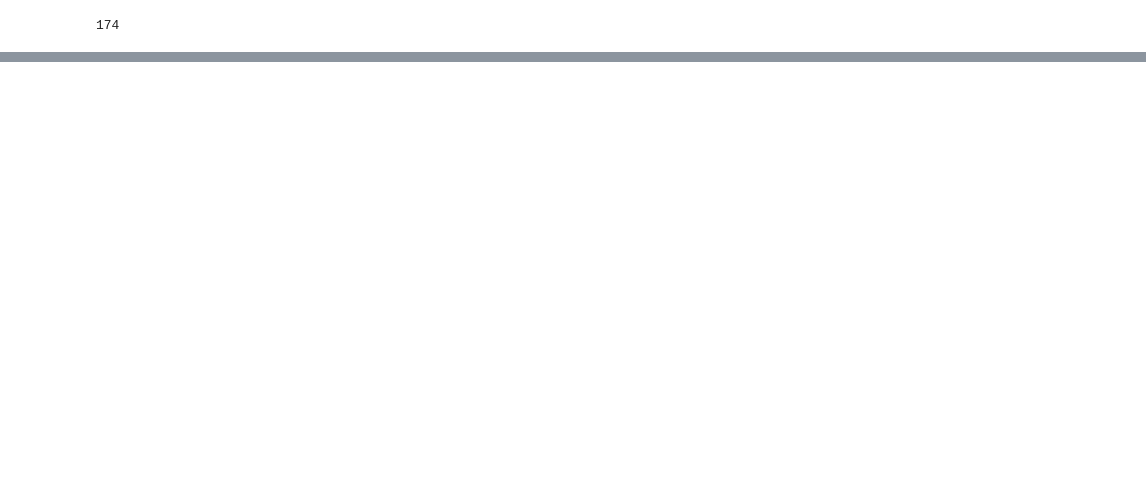
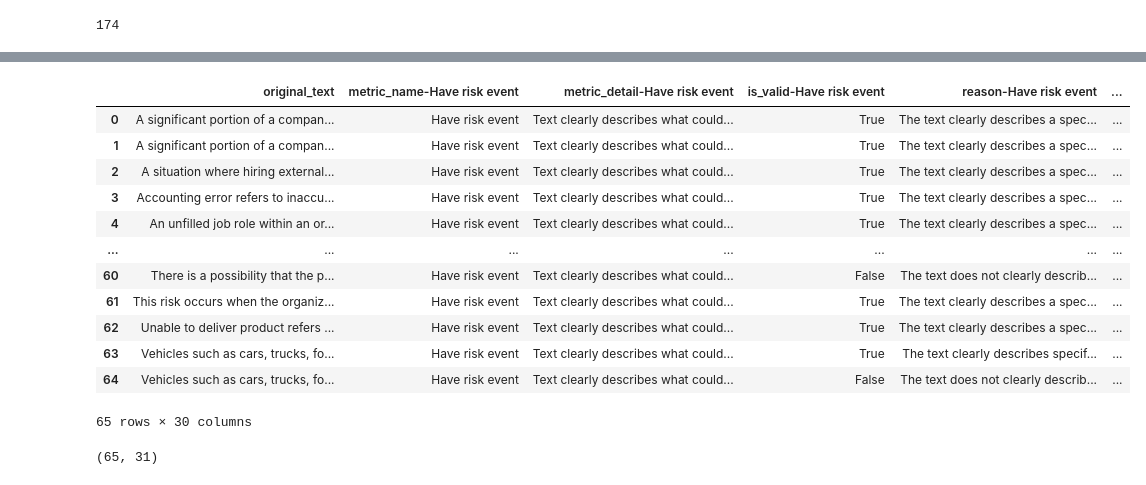
Before and after one commit to Fayord/cro_rmi_improvement_feature, a Jupyter notebook: src/cro_rmi_improvement_feature/rmi_risk_validate_feedback/notebook.ipynb, the cells around one changed output, grey strips where cells are left out. Drawn from its saved outputs; the diff is of its cells as text; code cells hidden in the pictures; blank space fills up the shorter version.

```diff
--- a/src/cro_rmi_improvement_feature/rmi_risk_validate_feedback/notebook.ipynb
+++ b/src/cro_rmi_improvement_feature/rmi_risk_validate_feedback/notebook.ipynb
@@ -237,0 +781,5 @@ Excel file created: risk_feedback_review_20250402_175020.xlsx
+# %%
+all_feedback_df
+# change original text to original_text
+all_feedback_df.rename(columns={"text": "original_text"}, inplace=True)
+all_feedback_df
@@ -237,0 +855,5 @@ Excel file created: risk_feedback_review_20250402_175020.xlsx
+# %%
+all_feedback_df
+# change original text to original_text
+all_feedback_df.rename(columns={"original text": "original_text"}, inplace=True)
+all_feedback_df
@@ -237,0 +876,35 @@ Excel file created: risk_feedback_review_20250402_175020.xlsx
+# %%
+dict_of_dataframes = {
+    "label_metric": new_all_result_df,
+    "improved_example_sentences": new_all_example_text_df,
+    "feedback_messages": all_feedback_df,
+}
+# %%
+from functools import reduce
+
+dfs = list(dict_of_dataframes.values())
+
+
+# Define a function to merge two DataFrames on 'original_text' using an outer join
+def merge_df(left, right):
+    return pd.merge(left, right, on="original_text", how="outer")
+
+
+# Use reduce to apply the merge_df function cumulatively to the list of DataFrames
+merged_df = reduce(merge_df, dfs)
+
+merged_df
+# %% [output]
+|  | original_text | metric_name-Have risk event | metric_detail-Have risk event | is_valid-Have risk event | reason-Have risk event | ... |
+| 0 | A significant portion of a compan... | Have risk event | Text clearly describes what could... | True | The text clearly describes a spec... | ... |
+| 1 | A significant portion of a compan... | Have risk event | Text clearly describes what could... | True | The text clearly describes a spec... | ... |
+| 2 | A situation where hiring external... | Have risk event | Text clearly describes what could... | True | The text clearly describes a spec... | ... |
+| 3 | Accounting error refers to inaccu... | Have risk event | Text clearly describes what could... | True | The text clearly describes a spec... | ... |
+| 4 | An unfilled job role within an or... | Have risk event | Text clearly describes what could... | True | The text clearly describes a spec... | ... |
+| ... | ... | ... | ... | ... | ... | ... |
+| 60 | There is a possibility that the p... | Have risk event | Text clearly describes what could... | False | The text does not clearly describ... | ... |
+| 61 | This risk occurs when the organiz... | Have risk event | Text clearly describes what could... | True | The text clearly describes a spec... | ... |
+| 62 | Unable to deliver product refers ... | Have risk event | Text clearly describes what could... | True | The text clearly describes a spec... | ... |
+| 63 | Vehicles such as cars, trucks, fo... | Have risk event | Text clearly describes what could... | True | The text clearly describes specif... | ... |
+| 64 | Vehicles such as cars, trucks, fo... | Have risk event | Text clearly describes what could... | False | The text does not clearly describ... | ... |
+65 rows × 30 columns
@@ -237,0 +922,4 @@ Excel file created: risk_feedback_review_20250402_175020.xlsx
+# %%
+merged_df.shape
+# %% [output]
+(65, 31)
```
Also changed, not shown: parts of 68 cells of this notebook, 4 other files.
